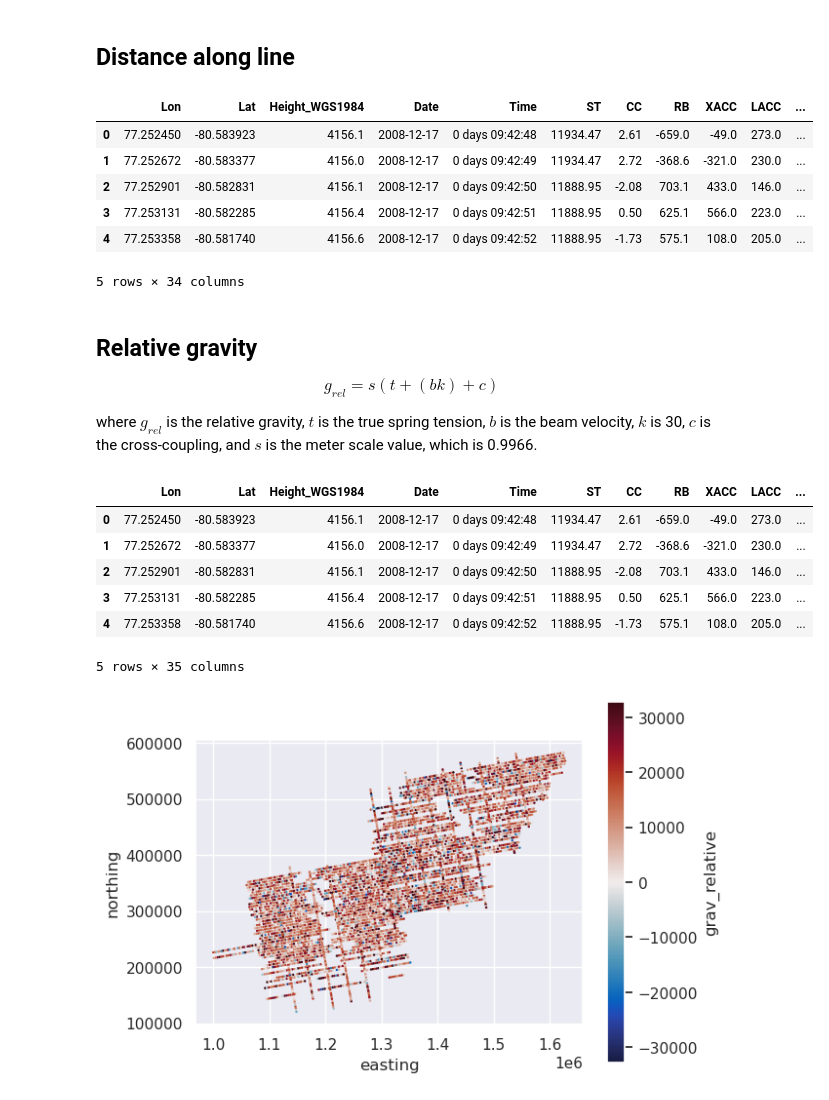
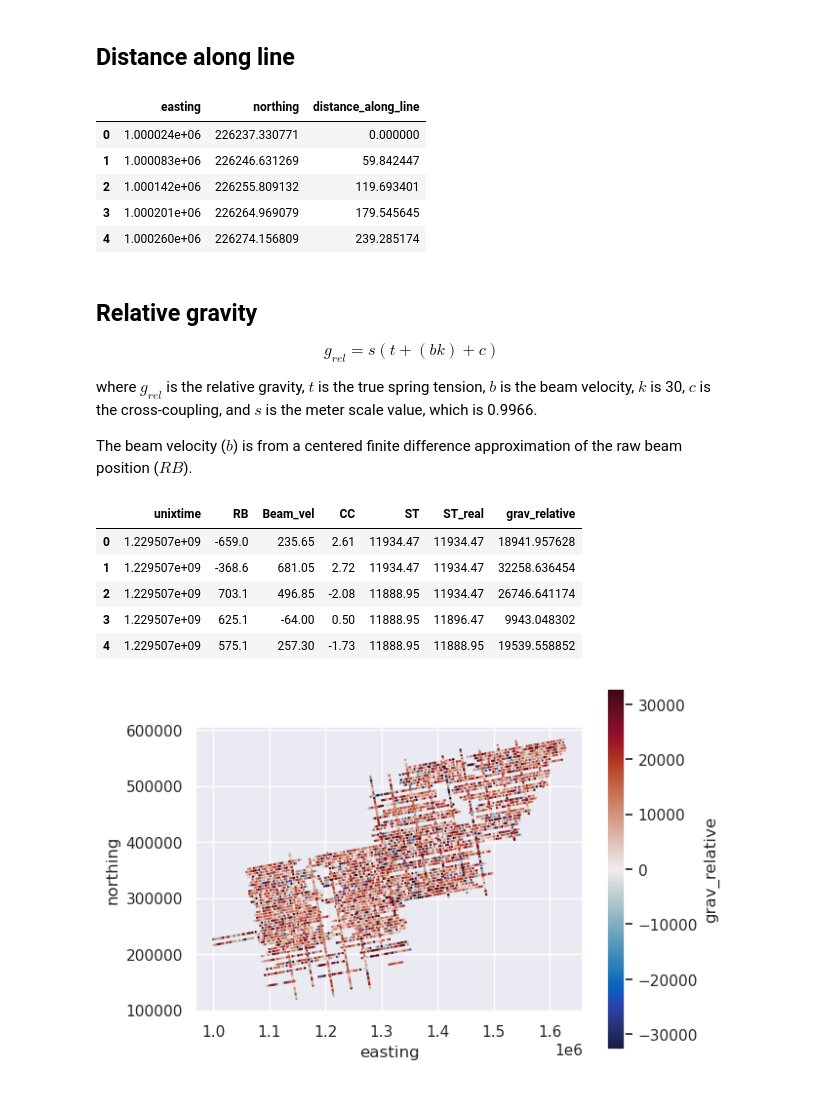
Before and after one commit to GeoToolkits/airbornegeo, a Jupyter notebook: docs/processing_AGAP_gravity.ipynb, the cells around one changed output. Cells and saved outputs as stored; diff of their text form; code cells hidden in the pictures.

```diff
--- a/docs/processing_AGAP_gravity.ipynb
+++ b/docs/processing_AGAP_gravity.ipynb
@@ -51,17 +51,16 @@ data_df = gpd.GeoDataFrame(
 # %%
 data_df["distance_along_line"] = airbornegeo.along_track_distance(
     data_df,
     groupby_column="line",
 )
-data_df.head()
+data_df[["easting", "northing", "distance_along_line"]].head()
 # %% [output]
-|  | Lon | Lat | Height_WGS1984 | Date | Time | ST | CC | RB | XACC | LACC | ... |
-| 0 | 77.252450 | -80.583923 | 4156.1 | 2008-12-17 | 0 days 09:42:48 | 11934.47 | 2.61 | -659.0 | -49.0 | 273.0 | ... |
-| 1 | 77.252672 | -80.583377 | 4156.0 | 2008-12-17 | 0 days 09:42:49 | 11934.47 | 2.72 | -368.6 | -321.0 | 230.0 | ... |
-| 2 | 77.252901 | -80.582831 | 4156.1 | 2008-12-17 | 0 days 09:42:50 | 11888.95 | -2.08 | 703.1 | 433.0 | 146.0 | ... |
-| 3 | 77.253131 | -80.582285 | 4156.4 | 2008-12-17 | 0 days 09:42:51 | 11888.95 | 0.50 | 625.1 | 566.0 | 223.0 | ... |
-| 4 | 77.253358 | -80.581740 | 4156.6 | 2008-12-17 | 0 days 09:42:52 | 11888.95 | -1.73 | 575.1 | 108.0 | 205.0 | ... |
+|  | easting | northing | distance_along_line |
+| 0 | 1.000024e+06 | 226237.330771 | 0.000000 |
+| 1 | 1.000083e+06 | 226246.631269 | 59.842447 |
+| 2 | 1.000142e+06 | 226255.809132 | 119.693401 |
+| 3 | 1.000201e+06 | 226264.969079 | 179.545645 |
+| 4 | 1.000260e+06 | 226274.156809 | 239.285174 |
-5 rows × 34 columns
 # %% [markdown]
 ## Relative gravity
 $$
@@ -69,19 +68,20 @@ g_{rel} = s (t +(b k)+c)
 $$
 
 where $g_{rel}$ is the relative gravity, $t$ is the true spring tension, $b$ is the beam velocity, $k$ is 30, $c$ is the cross-coupling, and $s$ is the meter scale value, which is 0.9966.
+
+The beam velocity ($b$) is from a centered finite difference  approximation of the raw beam position ($RB$).
 # %%
 data_df["grav_relative"] = 0.9966 * (
     data_df["ST_real"] + (data_df["Beam_vel"] * 30) + data_df["CC"]
 )
-data_df.head()
+data_df[["unixtime", "RB", "Beam_vel", "CC", "ST", "ST_real", "grav_relative"]].head()
 # %% [output]
-|  | Lon | Lat | Height_WGS1984 | Date | Time | ST | CC | RB | XACC | LACC | ... |
-| 0 | 77.252450 | -80.583923 | 4156.1 | 2008-12-17 | 0 days 09:42:48 | 11934.47 | 2.61 | -659.0 | -49.0 | 273.0 | ... |
-| 1 | 77.252672 | -80.583377 | 4156.0 | 2008-12-17 | 0 days 09:42:49 | 11934.47 | 2.72 | -368.6 | -321.0 | 230.0 | ... |
-| 2 | 77.252901 | -80.582831 | 4156.1 | 2008-12-17 | 0 days 09:42:50 | 11888.95 | -2.08 | 703.1 | 433.0 | 146.0 | ... |
-| 3 | 77.253131 | -80.582285 | 4156.4 | 2008-12-17 | 0 days 09:42:51 | 11888.95 | 0.50 | 625.1 | 566.0 | 223.0 | ... |
-| 4 | 77.253358 | -80.581740 | 4156.6 | 2008-12-17 | 0 days 09:42:52 | 11888.95 | -1.73 | 575.1 | 108.0 | 205.0 | ... |
+|  | unixtime | RB | Beam_vel | CC | ST | ST_real | grav_relative |
+| 0 | 1.229507e+09 | -659.0 | 235.65 | 2.61 | 11934.47 | 11934.47 | 18941.957628 |
+| 1 | 1.229507e+09 | -368.6 | 681.05 | 2.72 | 11934.47 | 11934.47 | 32258.636454 |
+| 2 | 1.229507e+09 | 703.1 | 496.85 | -2.08 | 11888.95 | 11934.47 | 26746.641174 |
+| 3 | 1.229507e+09 | 625.1 | -64.00 | 0.50 | 11888.95 | 11896.47 | 9943.048302 |
+| 4 | 1.229507e+09 | 575.1 | 257.30 | -1.73 | 11888.95 | 11888.95 | 19539.558852 |
-5 rows × 35 columns
 # %%
 max_abs = vd.maxabs(data_df.grav_relative, percentile=95)
 
```
Also changed, not shown: parts of 1 cell of this notebook, 2 other files.
